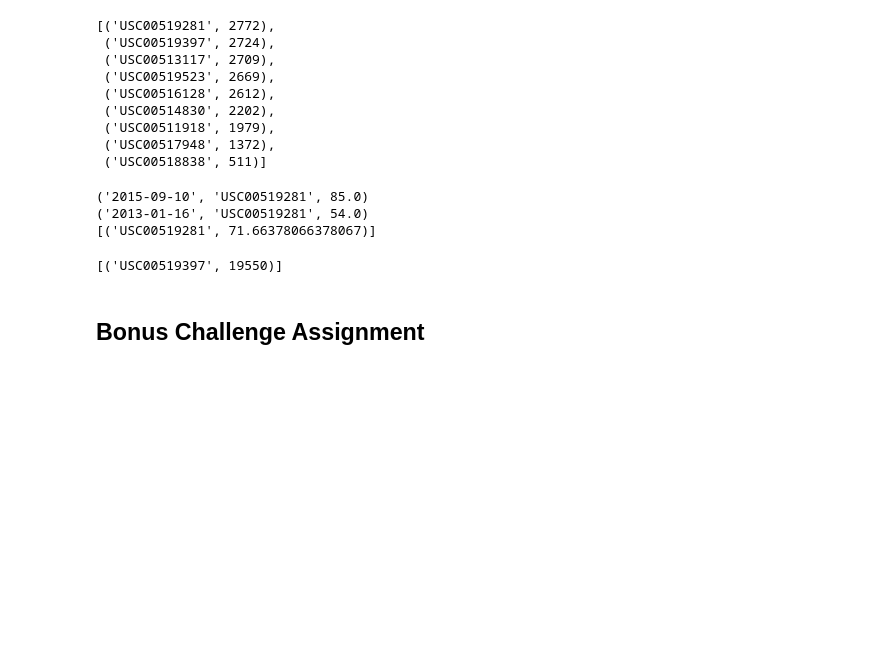
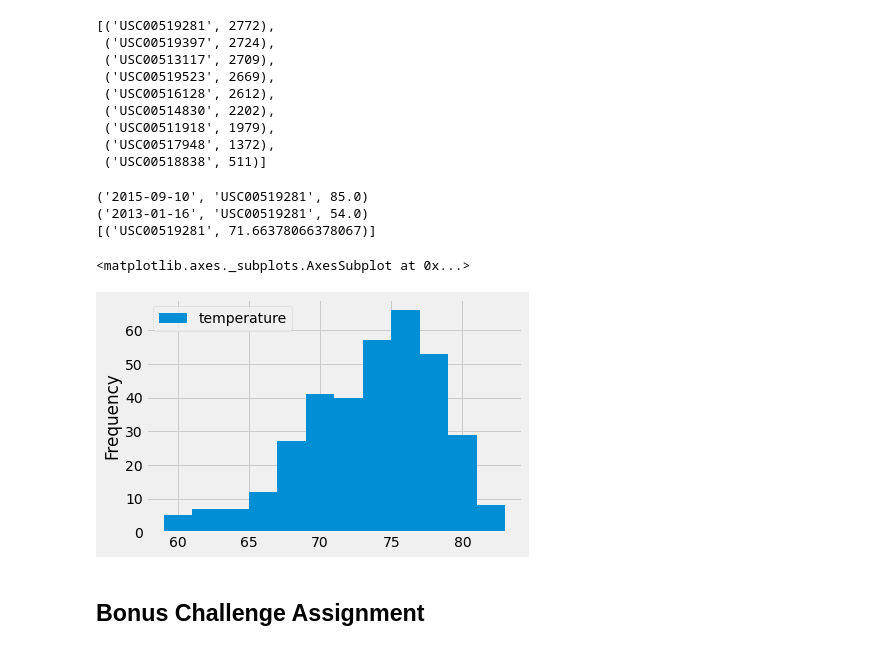
Before and after one commit to Ian916-Koenes/sqlalchemy-challenge, a Jupyter notebook: climate_starter.ipynb, the cells around one changed output. Saved outputs shown, nothing was run; the diff lists cells and outputs as text; code cells hidden in the pictures; blank space fills up the shorter version.

```diff
--- a/climate_starter.ipynb
+++ b/climate_starter.ipynb
@@ -114,15 +114,22 @@ print(Avg_temp)
 # %%
 # Choose the station with the highest number of temperature observations.
 # Query the last 12 months of temperature observation data for this station and plot the results as a histogram
-observations = session.query(Measurement.station).\
+highest_temp_obv = session.query(Measurement.station).\
     order_by(Measurement.station).all()
-observations
+highest_temp_obv
 sel = [Measurement.station,
       func.count(Measurement.date)]
-observations = session.query(*sel).order_by(Measurement.station).all()
-observations
+highest_temp_obv = session.query(*sel).order_by(Measurement.station).all()
+highest_temp_obv
+
+stations = session.query(Measurement.tobs)
+main_stations = stations.filter(Measurement.station == 'USC00519281').\
+    filter(Measurement.date >= one_year).order_by(Measurement.date).all()
+temp_obs_df = pd.DataFrame(main_stations, columns=["temperature"])
+temp_obs_df.plot.hist(bins=12)
 # %% [output]
-[('USC00519397', 19550)]
+<matplotlib.axes._subplots.AxesSubplot at 0x...>
+[figure, added]
 # %% [markdown]
 ## Bonus Challenge Assignment
 # %%
```
Also changed, not shown: 1 other file.
